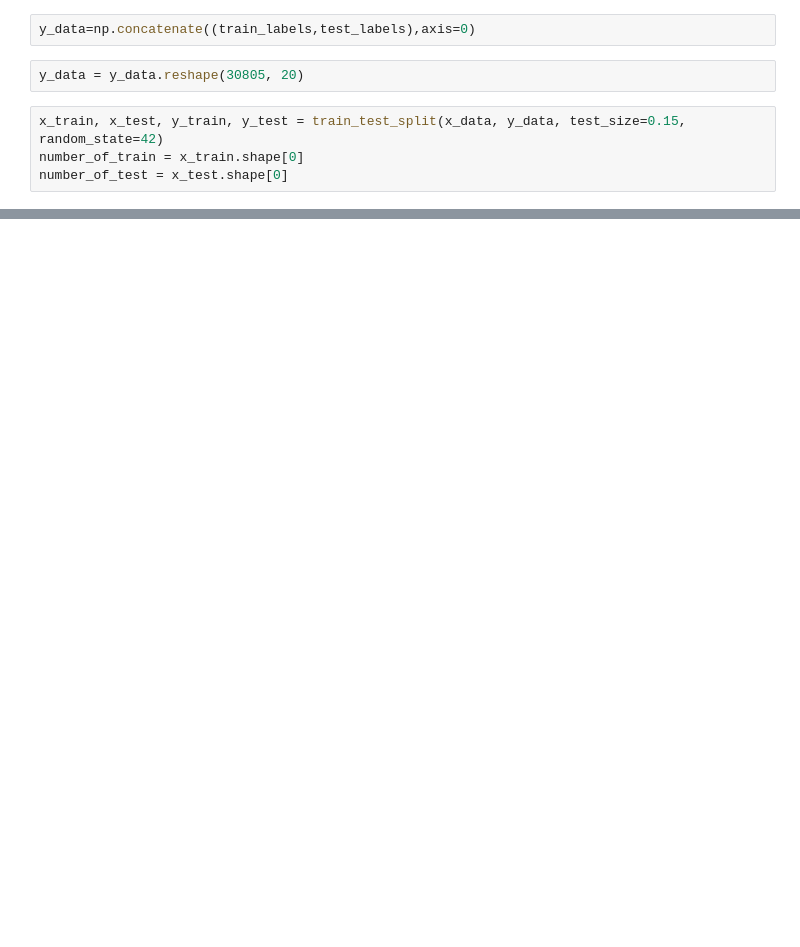
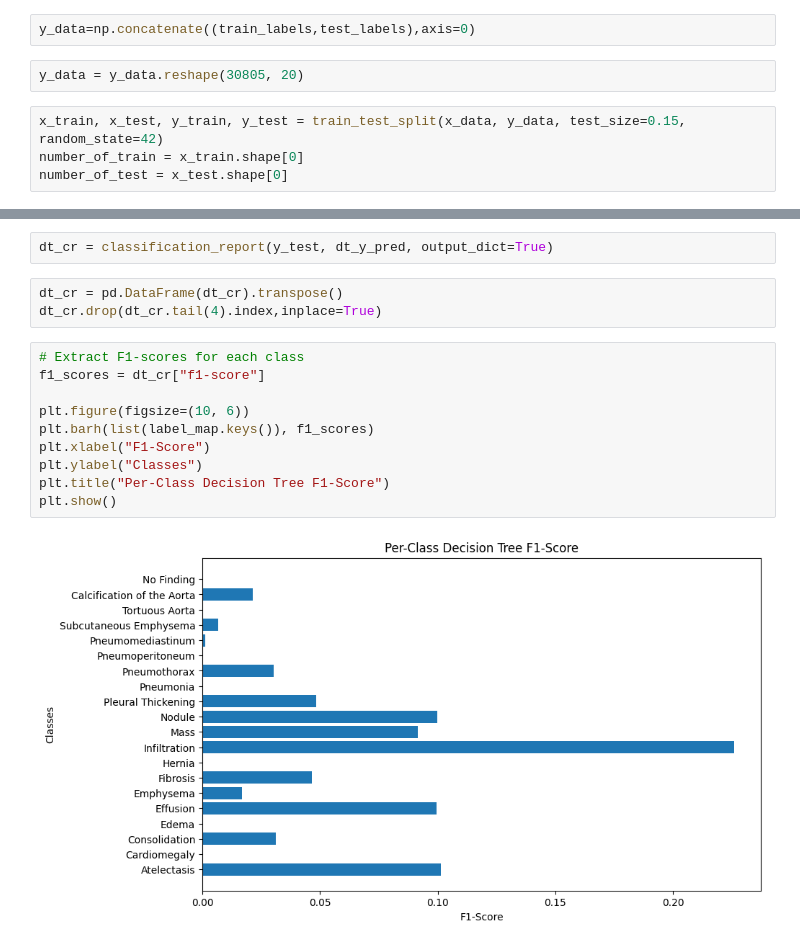
Before and after one commit to vagmi20/DS541-Project-ImageSegmentation, a Jupyter notebook: baseline/baseline_logistic.ipynb, the cells around one changed output, grey strips where cells are left out. Drawn from its saved outputs; the diff is of its cells as text; blank space fills up the shorter version.

```diff
--- a/baseline/baseline_logistic.ipynb
+++ b/baseline/baseline_logistic.ipynb
@@ -174,0 +221,17 @@ np.float64(0.15963961106674884)
+# %%
+dt_cr = classification_report(y_test, dt_y_pred, output_dict=True)
+# %%
+dt_cr = pd.DataFrame(dt_cr).transpose()
+dt_cr.drop(dt_cr.tail(4).index,inplace=True)
+# %%
+# Extract F1-scores for each class
+f1_scores = dt_cr["f1-score"]
+
+plt.figure(figsize=(10, 6))
+plt.barh(list(label_map.keys()), f1_scores)
+plt.xlabel("F1-Score")
+plt.ylabel("Classes")
+plt.title("Per-Class Decision Tree F1-Score")
+plt.show()
+# %% [output]
+[figure, added]
```
Also changed, not shown: parts of 36 cells of this notebook, 13 other files.
